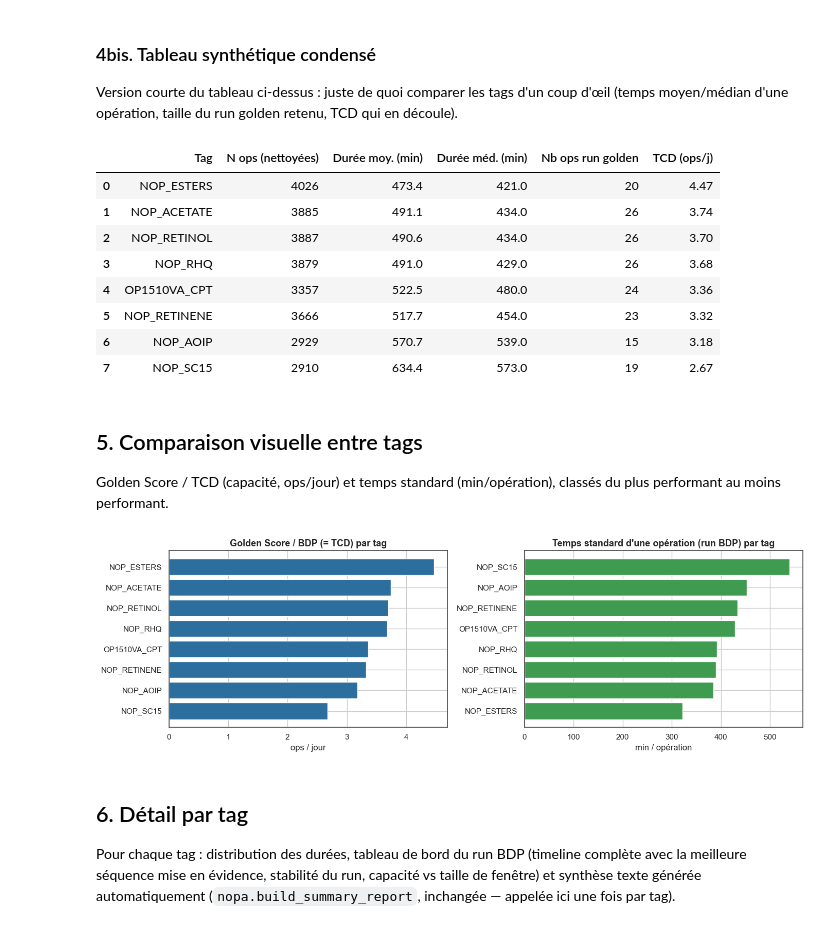
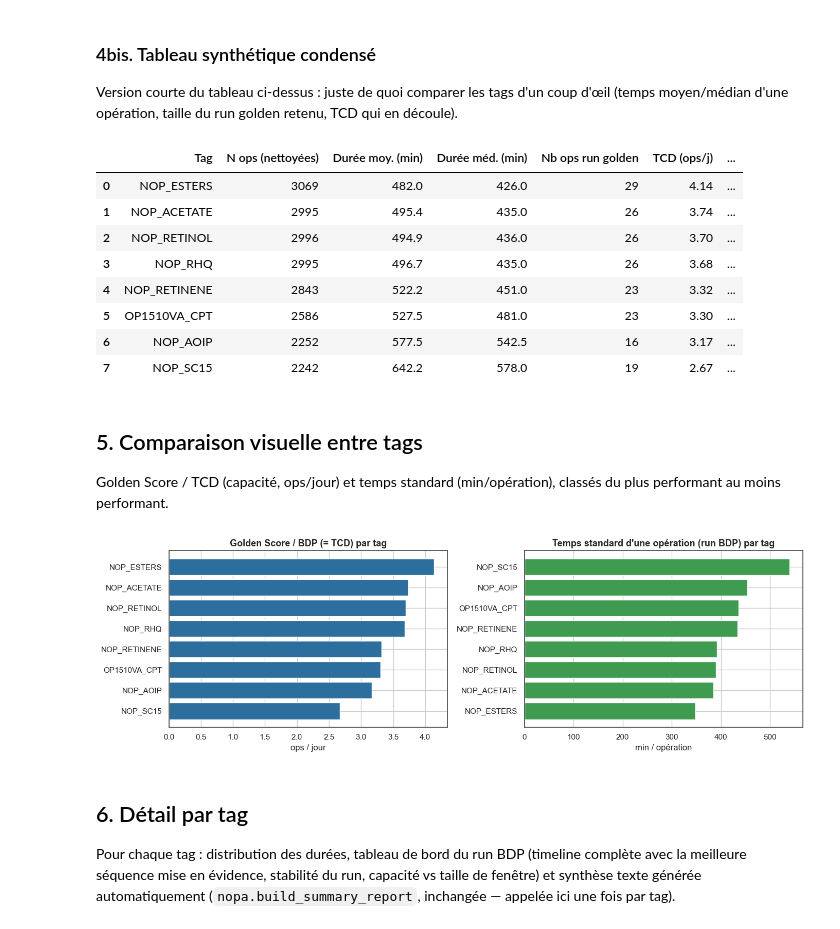
Before and after one commit to e-coucou/Machine-Learning, a Jupyter notebook: 2-OI_a/OI_NOP_analysis_all.ipynb, the cells around one changed output. Drawn from its saved outputs; the diff is of its cells as text; code cells hidden in the pictures.

```diff
--- a/2-OI_a/OI_NOP_analysis_all.ipynb
+++ b/2-OI_a/OI_NOP_analysis_all.ipynb
@@ -65,7 +65,7 @@ tags = [
 
 processor = OI_DataProcessor(
     url_base='https://oianalytics-100.optimistik.fr/api/oianalytics/time-values/query?',
-    start='2022-01-01',
+    start='2023-01-01',
     end='2026-12-31',
     tags_selected=tags,
     tags_other=[],
@@ -439,24 +439,25 @@ TCD qui en découle).
 # %%
 compact_table = summary_table[[
     'Tag',
     'N ops (nettoyées)',
     'Durée moy. (min)',
     'Durée méd. (min)',
     'Fenêtre BDP (n ops)',
     'TCD (ops/j)',
+    'Temps standard (min/op)',
 ]].rename(columns={'Fenêtre BDP (n ops)': 'Nb ops run golden'})
 
 compact_table
 # %% [output]
-|  | Tag | N ops (nettoyées) | Durée moy. (min) | Durée méd. (min) | Nb ops run golden | TCD (ops/j) |
-| 0 | NOP_ESTERS | 4026 | 473.4 | 421.0 | 20 | 4.47 |
-| 1 | NOP_ACETATE | 3885 | 491.1 | 434.0 | 26 | 3.74 |
-| 2 | NOP_RETINOL | 3887 | 490.6 | 434.0 | 26 | 3.70 |
-| 3 | NOP_RHQ | 3879 | 491.0 | 429.0 | 26 | 3.68 |
-| 4 | OP1510VA_CPT | 3357 | 522.5 | 480.0 | 24 | 3.36 |
-| 5 | NOP_RETINENE | 3666 | 517.7 | 454.0 | 23 | 3.32 |
-| 6 | NOP_AOIP | 2929 | 570.7 | 539.0 | 15 | 3.18 |
-| 7 | NOP_SC15 | 2910 | 634.4 | 573.0 | 19 | 2.67 |
+|  | Tag | N ops (nettoyées) | Durée moy. (min) | Durée méd. (min) | Nb ops run golden | TCD (ops/j) | ... |
+| 0 | NOP_ESTERS | 3069 | 482.0 | 426.0 | 29 | 4.14 | ... |
+| 1 | NOP_ACETATE | 2995 | 495.4 | 435.0 | 26 | 3.74 | ... |
+| 2 | NOP_RETINOL | 2996 | 494.9 | 436.0 | 26 | 3.70 | ... |
+| 3 | NOP_RHQ | 2995 | 496.7 | 435.0 | 26 | 3.68 | ... |
+| 4 | NOP_RETINENE | 2843 | 522.2 | 451.0 | 23 | 3.32 | ... |
+| 5 | OP1510VA_CPT | 2586 | 527.5 | 481.0 | 23 | 3.30 | ... |
+| 6 | NOP_AOIP | 2252 | 577.5 | 542.5 | 16 | 3.17 | ... |
+| 7 | NOP_SC15 | 2242 | 642.2 | 578.0 | 19 | 2.67 | ... |
 # %% [markdown]
 ## 5. Comparaison visuelle entre tags
 
@@ -480,7 +481,7 @@ axes[1].set_title("Temps standard d'une opération (run BDP) par tag")
 plt.tight_layout()
 plt.show()
 # %% [output]
-[figure, old version]
+[figure, new version]
 # %% [markdown]
 ## 6. Détail par tag
 
```
Also changed, not shown: parts of 9 cells of this notebook, 27 other files.
